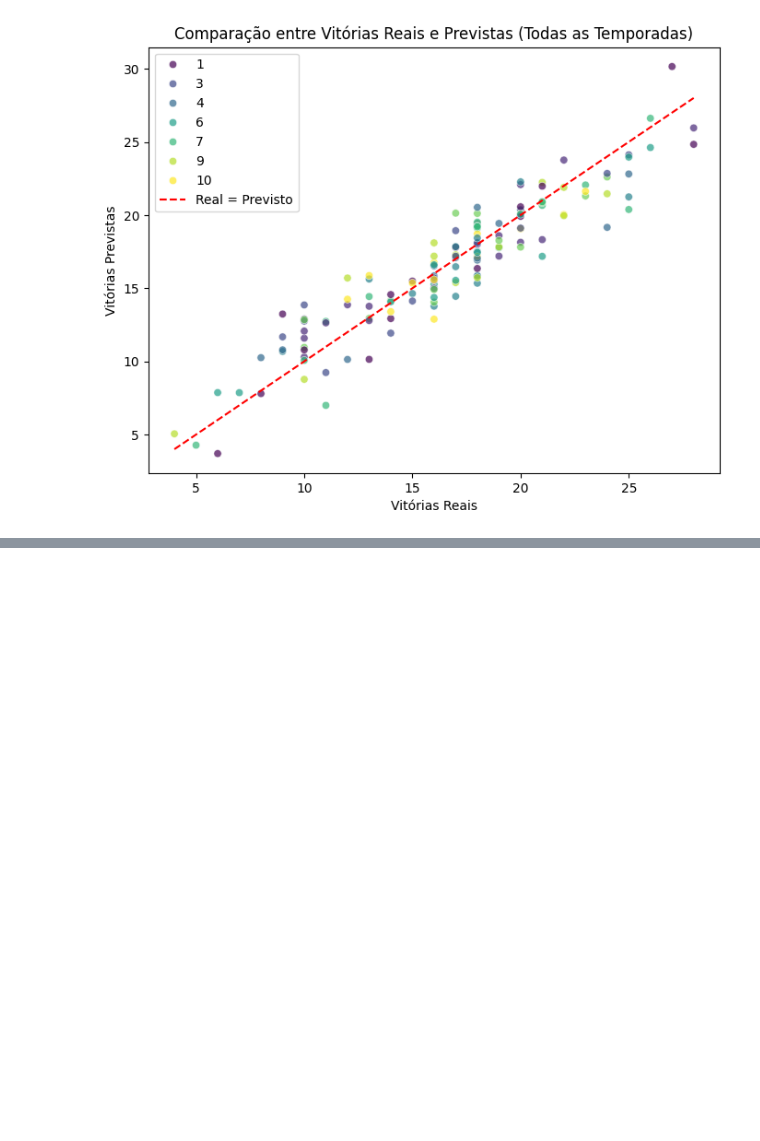
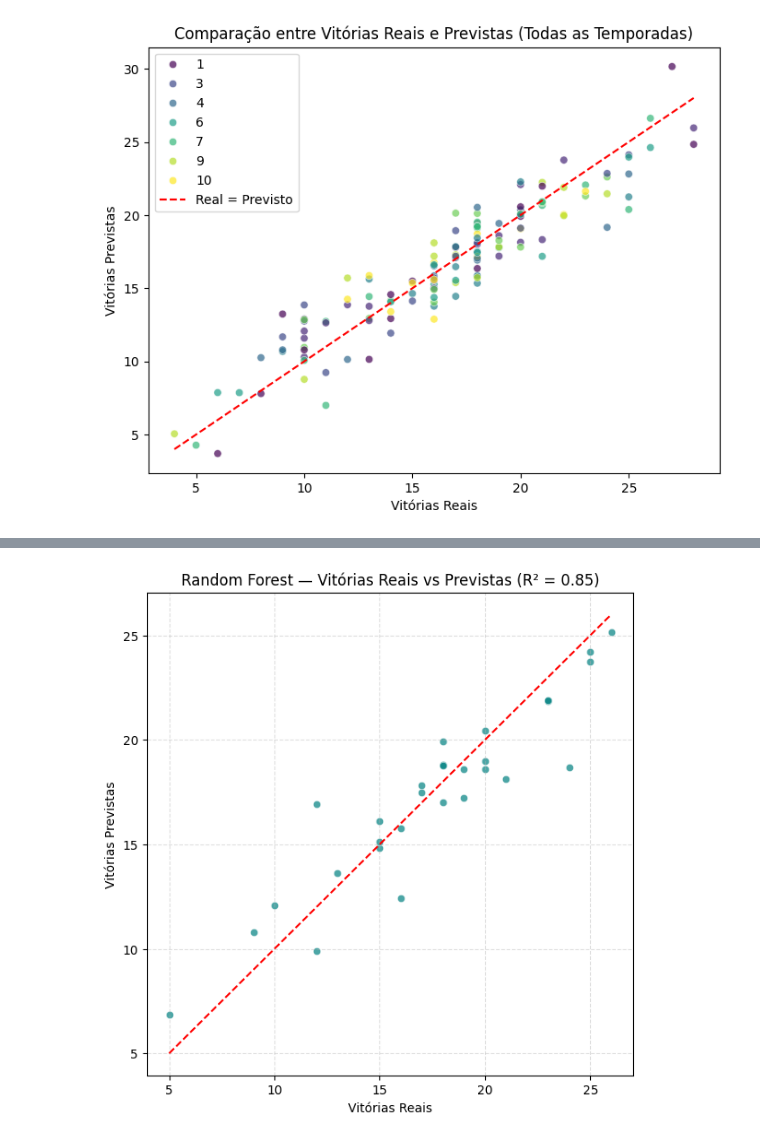
Before and after one commit to torradoov/Data_Mining-WNBA, a Jupyter notebook: 04_modeling_prediction.ipynb.ipynb, the cells around one changed output, grey strips where cells are left out. Cells and saved outputs as stored; diff of their text form; code cells hidden in the pictures; blank space fills up the shorter version.

Commit message:
Random Forest alinea a

```diff
--- a/04_modeling_prediction.ipynb.ipynb
+++ b/04_modeling_prediction.ipynb.ipynb
@@ -138,3 +132,98 @@ RMSE: 1.88
 8     7  CHA   11  12.735254       11.0
 9     7  CHI    5   4.274507       14.0
 [figure]
+# %%
+# ===============================================================
+# Alínea (a) — Previsão do Ranking da Regular Season - Random Forest
+# ===============================================================
+
+# ---------------------------------------------------------------
+# Selecionar variáveis explicativas e alvo
+# ---------------------------------------------------------------
+features = ["o_pts", "d_pts", "point_diff", "off_efficiency", "def_efficiency", "rebalance"]
+X = teams_model[features]
+y = teams_model["won"]
+
+# ---------------------------------------------------------------
+# Separar dados em treino e teste (sem escalar)
+# ---------------------------------------------------------------
+X_train, X_test, y_train, y_test = train_test_split(
+    X, y, test_size=0.2, random_state=42
+)
+
+# ---------------------------------------------------------------
+# Treinar modelo de Random Forest
+# ---------------------------------------------------------------
+model = RandomForestRegressor(n_estimators=200, random_state=42)
+model.fit(X_train, y_train)
+
+# ---------------------------------------------------------------
+# Fazer previsões no conjunto de teste
+# ---------------------------------------------------------------
+y_pred = model.predict(X_test)
+
+# ---------------------------------------------------------------
+# Avaliar performance do modelo
+# ---------------------------------------------------------------
+r2 = r2_score(y_test, y_pred)
+rmse = np.sqrt(mean_squared_error(y_test, y_pred))
+print("=== Random Forest Regressor ===")
+print(f"R²: {r2:.3f}, RMSE: {rmse:.2f}\n")
+
+# ---------------------------------------------------------------
+# Visualizar: Vitórias Reais vs Previstas
+# ---------------------------------------------------------------
+plt.figure(figsize=(7,7))
+sns.scatterplot(x=y_test, y=y_pred, alpha=0.7, color="teal")
+plt.plot([y_test.min(), y_test.max()], [y_test.min(), y_test.max()], "r--")
+plt.xlabel("Vitórias Reais")
+plt.ylabel("Vitórias Previstas")
+plt.title(f"Random Forest — Vitórias Reais vs Previstas (R² = {r2:.2f})")
+plt.grid(True, linestyle="--", alpha=0.4)
+plt.show()
+
+# ---------------------------------------------------------------
+# Importância das variáveis (feature importance)
+# ---------------------------------------------------------------
+importance = pd.Series(model.feature_importances_, index=features).sort_values(ascending=False)
+plt.figure(figsize=(8,4))
+sns.barplot(x=importance.values, y=importance.index, color='teal')
+plt.title("Importância das Variáveis — Random Forest")
+plt.xlabel("Peso no Modelo")
+plt.ylabel("Variável")
+plt.show()
+
+# ---------------------------------------------------------------
+# Análise dos erros (residuais)
+# ---------------------------------------------------------------
+residuals = y_test - y_pred
+plt.figure(figsize=(7,5))
+sns.histplot(residuals, bins=20, kde=True, color="teal")
+plt.title("Distribuição dos Erros (Residuais)")
+plt.xlabel("Erro (Vitórias Reais - Previstas)")
+plt.show()
+
+# ---------------------------------------------------------------
+# Previsão completa e ranking por temporada
+# ---------------------------------------------------------------
+teams_model["pred_won_rf"] = model.predict(X)
+teams_model["pred_rank_rf"] = teams_model.groupby("year")["pred_won_rf"].rank(ascending=False)
+
+# Mostrar os 10 primeiros resultados
+print("\n🏅 Ranking previsto (Random Forest - exemplo):")
+print(teams_model[["year", "tmID", "won", "pred_won_rf", "pred_rank_rf"]].head(10))
+
+# ---------------------------------------------------------------
+# Visualizar ranking previsto vs real
+# ---------------------------------------------------------------
+plt.figure(figsize=(8,6))
+sns.scatterplot(data=teams_model, x="won", y="pred_won_rf", hue="year", palette="viridis", alpha=0.7)
+plt.plot([teams_model["won"].min(), teams_model["won"].max()],
+         [teams_model["won"].min(), teams_model["won"].max()],
+         "r--", label="Real = Previsto")
+plt.xlabel("Vitórias Reais")
+plt.ylabel("Vitórias Previstas (RF)")
+plt.title("Comparação entre Vitórias Reais e Previstas — Random Forest")
+plt.legend()
+plt.show()
+# %% [output]
@@ -140,0 +232 @@ RMSE: 1.88
+[figure, added]
```
Also changed, not shown: parts of 3 cells of this notebook.
